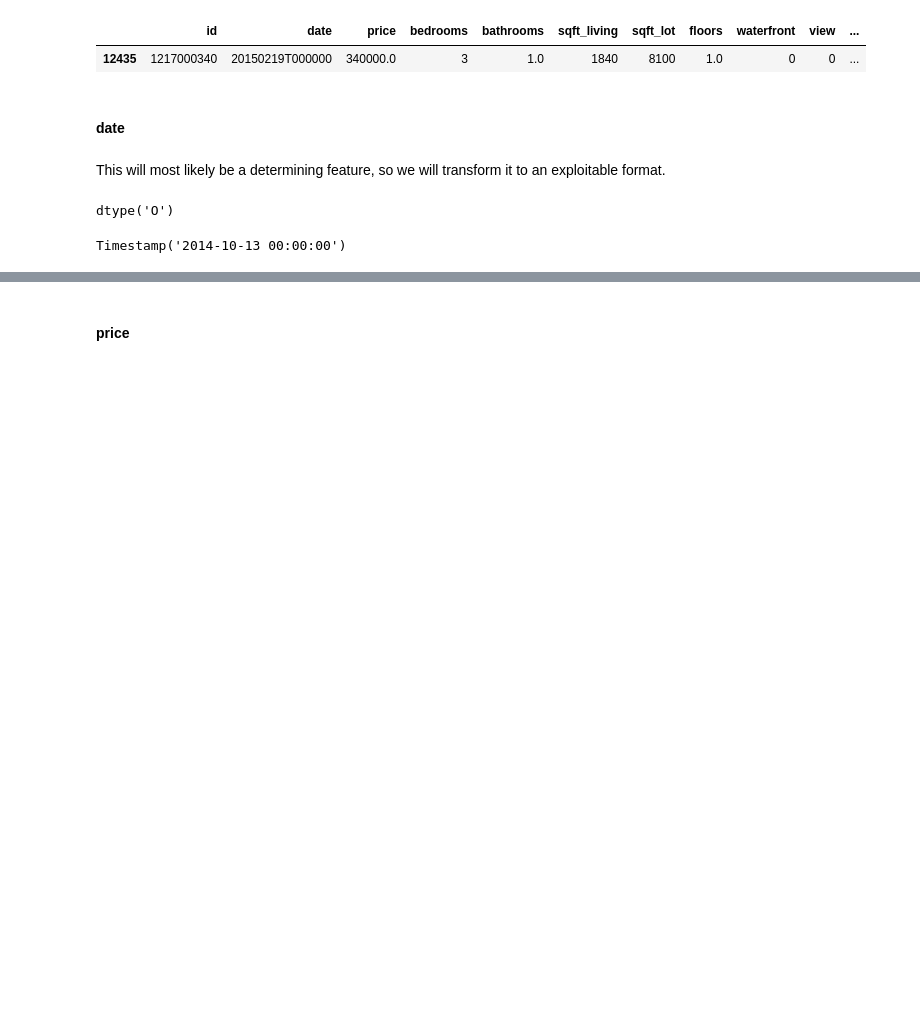
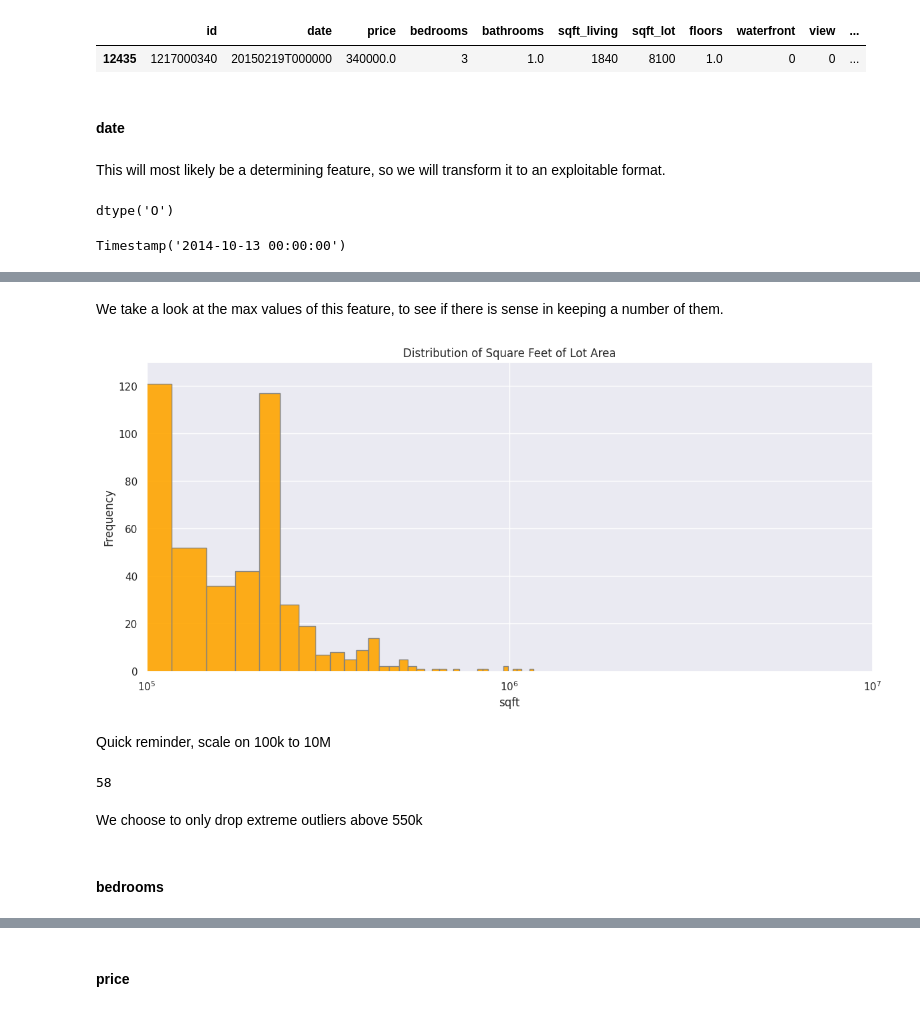
Before and after one commit to julienRactM/apartment-hunter, a Jupyter notebook: main_notebook.ipynb, the cells around one changed output, grey strips where cells are left out. Saved outputs shown, nothing was run; the diff lists cells and outputs as text; code cells hidden in the pictures; blank space fills up the shorter version.

```diff
--- a/main_notebook.ipynb
+++ b/main_notebook.ipynb
@@ -541,0 +632,27 @@ Timestamp('2014-10-13 00:00:00')
+# %% [markdown]
+We take a look at the max values of this feature, to see if there is sense in keeping a number of them.
+# %%
+plt.figure(figsize=(14, 6))
+plt.hist(df['sqft_lot'], bins=40, color='orange', alpha=0.9, edgecolor='grey')
+
+plt.xlabel('sqft')
+plt.xscale('symlog')
+plt.xlim(1e5, 1e7)
+
+plt.ylabel('Frequency')
+plt.yscale('linear')
+plt.ylim(0, 130)
+
+plt.title('Distribution of Square Feet of Lot Area')
+
+plt.show()
+# %% [output]
+[figure, added]
+# %% [markdown]
+Quick reminder, scale on 100k to 10M
+# %%
+df.sqft_lot[df['sqft_lot'] > 10**5.5].count()
+# %% [output]
+58
+# %% [markdown]
+We choose to only drop extreme outliers above 550k
@@ -541,0 +661,2 @@ Timestamp('2014-10-13 00:00:00')
+# %% [markdown]
+#### bedrooms
```
Also changed, not shown: parts of 67 cells of this notebook, 1 other file.
